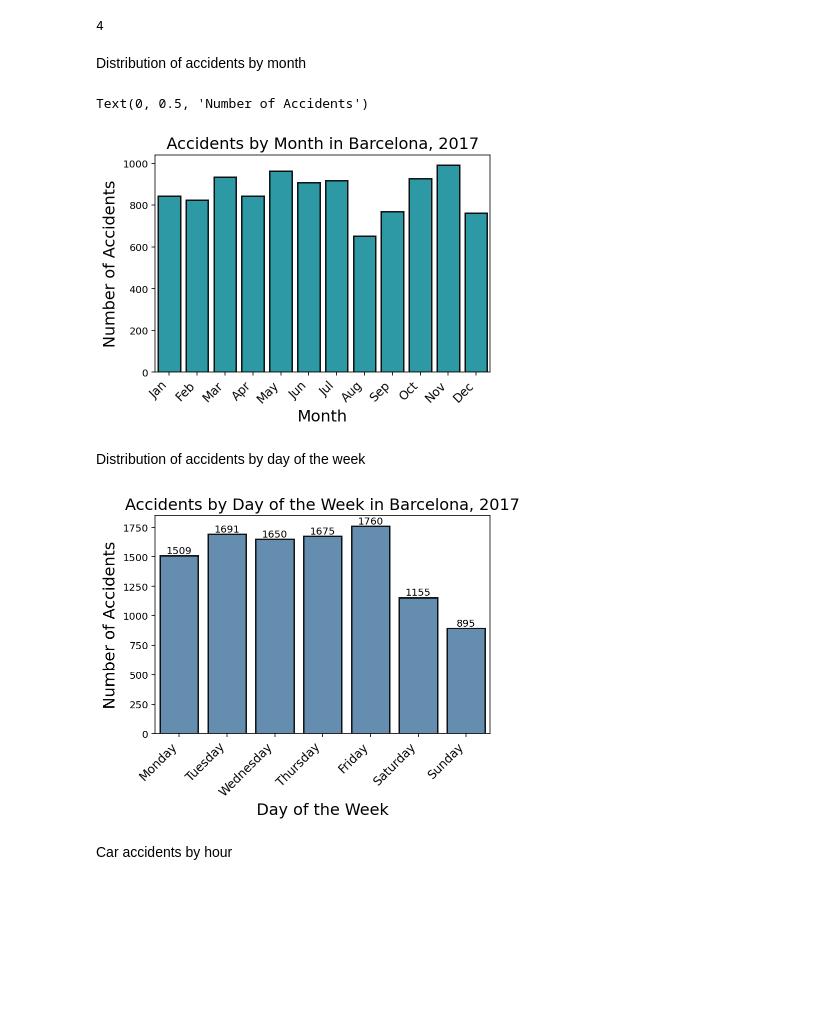
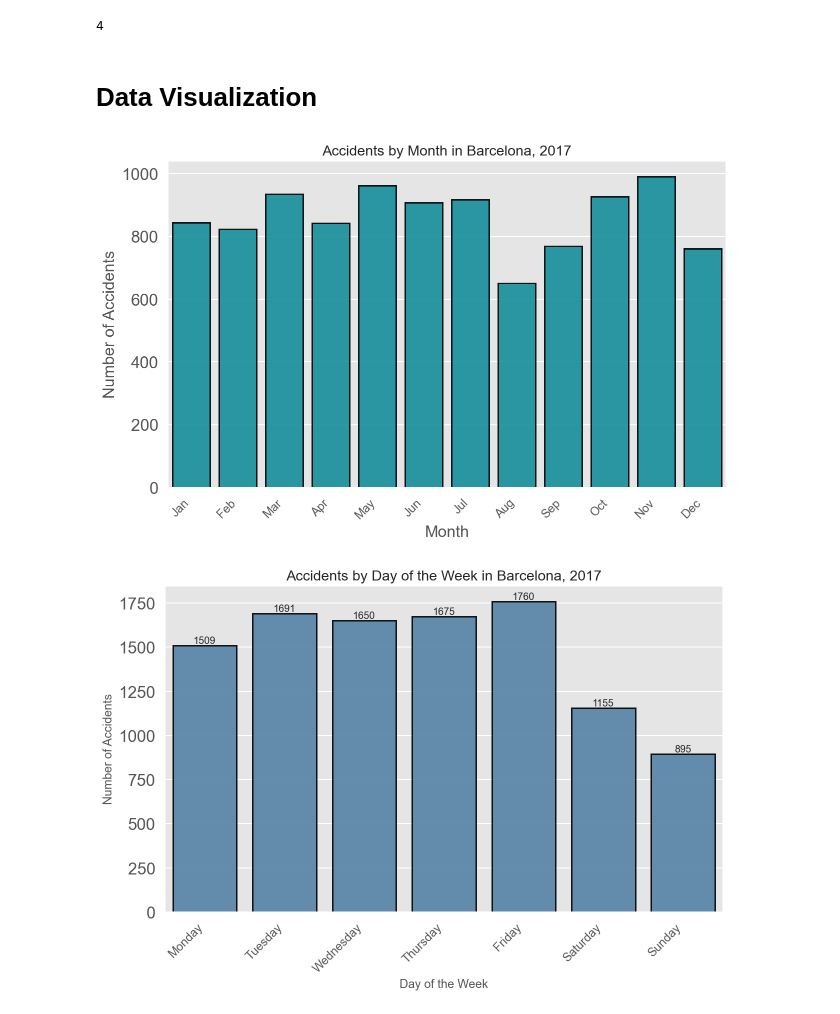
Before and after one commit to salkadhi/barcelona, a Jupyter notebook: src/accidents.ipynb, the cells around one changed output. Cells and saved outputs as stored; diff of their text form; code cells hidden in the pictures; blank space fills up the shorter version.

```diff
--- a/src/accidents.ipynb
+++ b/src/accidents.ipynb
@@ -104,40 +107,33 @@ accidents['month'] = pd.to_datetime(accidents['month'], format='%B').dt.month.as
 # %%
 #datetime join month, day, year, and hour and add to new 'date' column
 accidents['date'] = pd.to_datetime(accidents[["year", "month", "day", "hour"]])
-accidents['date_no_hour'] = pd.to_datetime(accidents[["year", "month", "day"]])
 # %%
 #drop year, month, day, hour columns
-# accidents.drop(['year', 'month', 'day', 'hour'], axis=1, inplace=True)
+accidents.drop(['year', 'month', 'day', 'hour'], axis=1, inplace=True)
-# %% [markdown]
-Distribution of accidents by month
+# %% [markdown]
+# Data Visualization
 # %%
 #Distribution of accidents by month
 p = sns.countplot(x=accidents['date'].dt.month, data=accidents, color='#00A0B0', edgecolor='black', linewidth=1.5, alpha=0.9)
-#return month names with "%b" to strftime
 p.set(xticklabels=[calendar.month_abbr[i] for i in range(1,13)]);
-# rotate x-axis labels
 plt.setp(p.get_xticklabels(), rotation=45, horizontalalignment='right', fontweight='light', fontsize='large');
-plt.title('Accidents by Month in Barcelona, 2017', fontsize=16)
-plt.xlabel('Month', fontsize=16)
-plt.ylabel('Number of Accidents', fontsize=16)
+plt.title('Accidents by Month in Barcelona, 2017');
+plt.xlabel('Month', fontsize=16);
+plt.ylabel('Number of Accidents', fontsize=16);
+#Summer vacation is between June and September
 # %% [output]
-Text(0, 0.5, 'Number of Accidents')
-[figure, old version]
+[figure, new version]
-# %% [markdown]
-Distribution of accidents by day of the week
 # %%
 # Distribution of accidents by day of the week
 order = ["Monday", "Tuesday", "Wednesday", "Thursday", "Friday", "Saturday", "Sunday"]
 p = sns.countplot(x='weekday', data=accidents, color='SteelBlue', order=order, edgecolor='black', linewidth=1.5, alpha=0.9 )
 plt.xticks(rotation=45, horizontalalignment='right', fontweight='light', fontsize='large');
 p.bar_label(p.containers[0]);
-plt.title('Accidents by Day of the Week in Barcelona, 2017', fontsize=16);
-plt.xlabel('Day of the Week', fontsize=16);
-plt.ylabel('Number of Accidents', fontsize=16);
+plt.title('Accidents by Day of the Week in Barcelona, 2017');
+plt.xlabel('Day of the Week');
+plt.ylabel('Number of Accidents');
 # %% [output]
-[figure, old version]
+[figure, new version]
-# %% [markdown]
-Car accidents by hour
 # %%
 # car accidents by hour
 p = sns.countplot(x=accidents['date'].dt.hour, data=accidents, color='brown')
```
Also changed, not shown: parts of 37 cells of this notebook, 3 other files.
